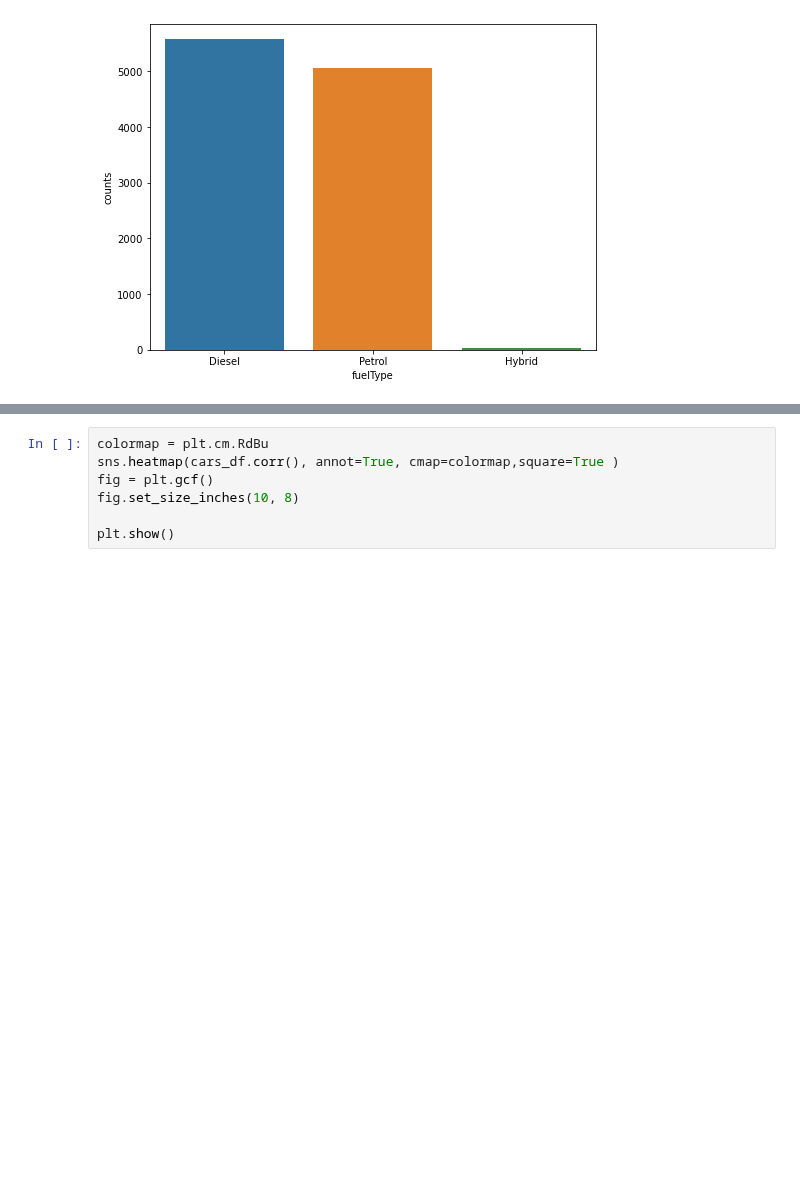
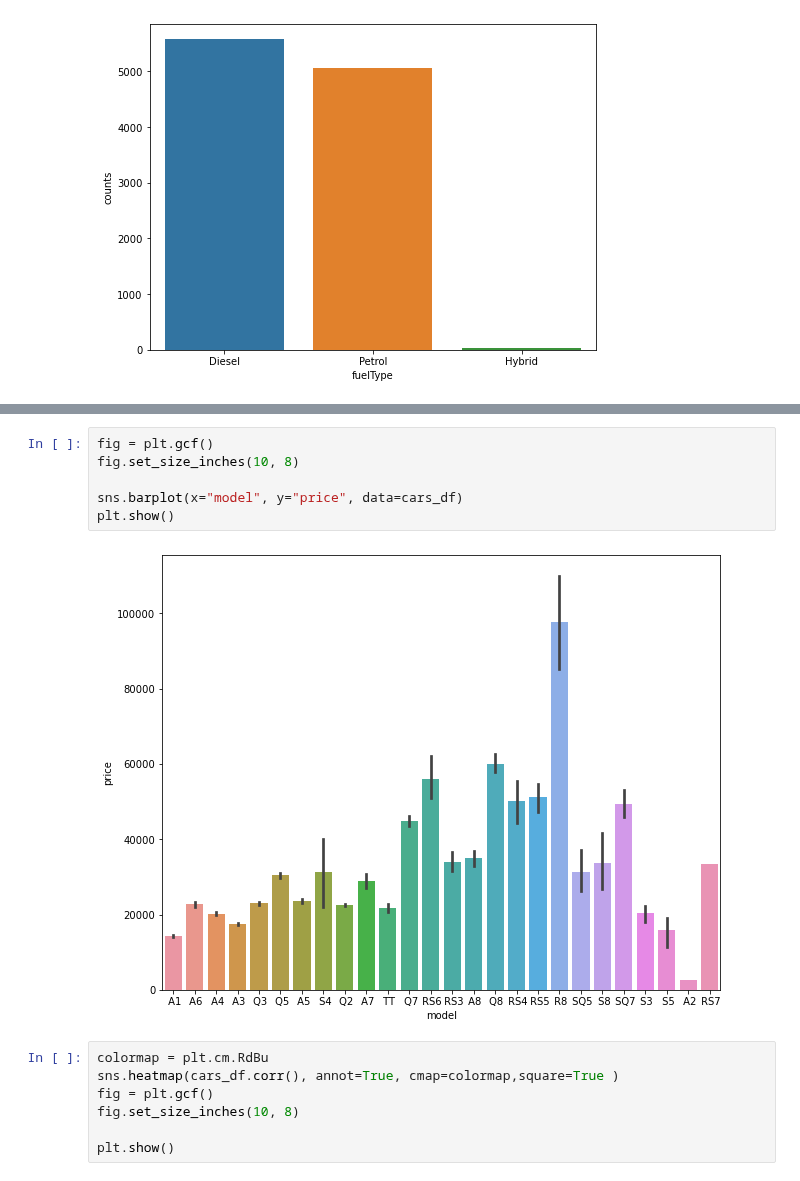
Before and after one commit to EitanKats/data-science-project-sem-a, a Jupyter notebook: Regression.ipynb, the cells around one changed output, grey strips where cells are left out. Cells and saved outputs as stored; diff of their text form; blank space fills up the shorter version.

```diff
--- a/Regression.ipynb
+++ b/Regression.ipynb
@@ -80,3 +118,11 @@ sns.barplot(x="fuelType", y="counts",data=amount_per_fuel_type)
+# %%
+fig = plt.gcf()
+fig.set_size_inches(10, 8)
+
+sns.barplot(x="model", y="price", data=cars_df)
+plt.show()
+# %% [output]
+[figure, added]
 # %%
 colormap = plt.cm.RdBu
 sns.heatmap(cars_df.corr(), annot=True, cmap=colormap,square=True )
```
Also changed, not shown: parts of 3 cells of this notebook.
